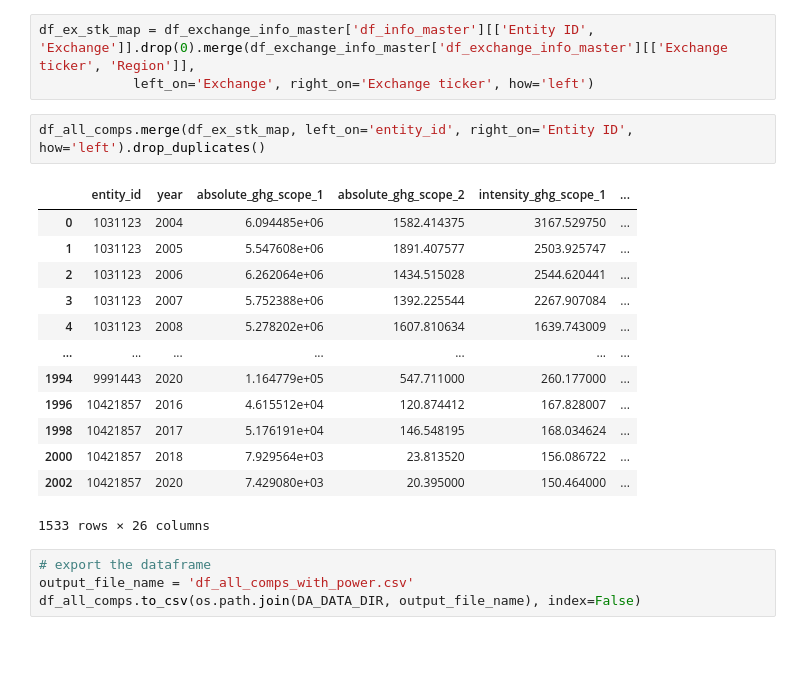
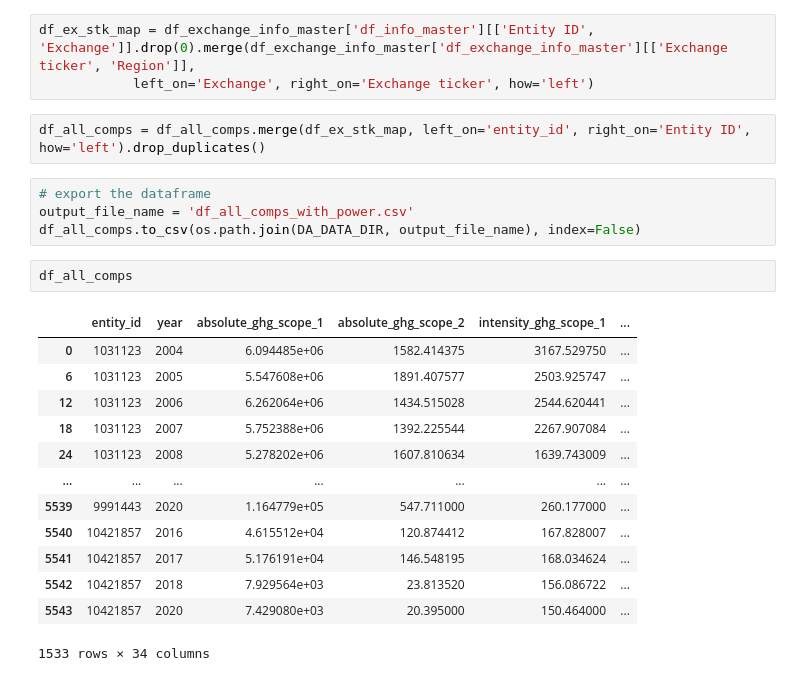
Before and after one commit to Edricklam123/sustainbale_econ_research, a Jupyter notebook: data_analysis.ipynb, the cells around one changed output. Drawn from its saved outputs; the diff is of its cells as text; blank space fills up the shorter version.

```diff
--- a/data_analysis.ipynb
+++ b/data_analysis.ipynb
@@ -179,22 +181,24 @@ dict_keys(['df_info_master', 'df_exchange_info_master', 'Sheet4'])
 df_ex_stk_map = df_exchange_info_master['df_info_master'][['Entity ID', 'Exchange']].drop(0).merge(df_exchange_info_master['df_exchange_info_master'][['Exchange ticker', 'Region']],
             left_on='Exchange', right_on='Exchange ticker', how='left')
 # %%
-df_all_comps.merge(df_ex_stk_map, left_on='entity_id', right_on='Entity ID', how='left').drop_duplicates()
+df_all_comps = df_all_comps.merge(df_ex_stk_map, left_on='entity_id', right_on='Entity ID', how='left').drop_duplicates()
-# %% [output]
-|  | entity_id | year | absolute_ghg_scope_1 | absolute_ghg_scope_2 | intensity_ghg_scope_1 | ... |
-| 0 | 1031123 | 2004 | 6.094485e+06 | 1582.414375 | 3167.529750 | ... |
-| 1 | 1031123 | 2005 | 5.547608e+06 | 1891.407577 | 2503.925747 | ... |
-| 2 | 1031123 | 2006 | 6.262064e+06 | 1434.515028 | 2544.620441 | ... |
-| 3 | 1031123 | 2007 | 5.752388e+06 | 1392.225544 | 2267.907084 | ... |
-| 4 | 1031123 | 2008 | 5.278202e+06 | 1607.810634 | 1639.743009 | ... |
-| ... | ... | ... | ... | ... | ... | ... |
-| 1994 | 9991443 | 2020 | 1.164779e+05 | 547.711000 | 260.177000 | ... |
-| 1996 | 10421857 | 2016 | 4.615512e+04 | 120.874412 | 167.828007 | ... |
-| 1998 | 10421857 | 2017 | 5.176191e+04 | 146.548195 | 168.034624 | ... |
-| 2000 | 10421857 | 2018 | 7.929564e+03 | 23.813520 | 156.086722 | ... |
-| 2002 | 10421857 | 2020 | 7.429080e+03 | 20.395000 | 150.464000 | ... |
-1533 rows × 26 columns
 # %%
 # export the dataframe
 output_file_name = 'df_all_comps_with_power.csv'
 df_all_comps.to_csv(os.path.join(DA_DATA_DIR, output_file_name), index=False)
+# %%
+df_all_comps
+# %% [output]
+|  | entity_id | year | absolute_ghg_scope_1 | absolute_ghg_scope_2 | intensity_ghg_scope_1 | ... |
+| 0 | 1031123 | 2004 | 6.094485e+06 | 1582.414375 | 3167.529750 | ... |
+| 6 | 1031123 | 2005 | 5.547608e+06 | 1891.407577 | 2503.925747 | ... |
+| 12 | 1031123 | 2006 | 6.262064e+06 | 1434.515028 | 2544.620441 | ... |
+| 18 | 1031123 | 2007 | 5.752388e+06 | 1392.225544 | 2267.907084 | ... |
+| 24 | 1031123 | 2008 | 5.278202e+06 | 1607.810634 | 1639.743009 | ... |
+| ... | ... | ... | ... | ... | ... | ... |
+| 5539 | 9991443 | 2020 | 1.164779e+05 | 547.711000 | 260.177000 | ... |
+| 5540 | 10421857 | 2016 | 4.615512e+04 | 120.874412 | 167.828007 | ... |
+| 5541 | 10421857 | 2017 | 5.176191e+04 | 146.548195 | 168.034624 | ... |
+| 5542 | 10421857 | 2018 | 7.929564e+03 | 23.813520 | 156.086722 | ... |
+| 5543 | 10421857 | 2020 | 7.429080e+03 | 20.395000 | 150.464000 | ... |
+1533 rows × 34 columns
```
Also changed, not shown: parts of 1 cell of this notebook, 1 other file.
